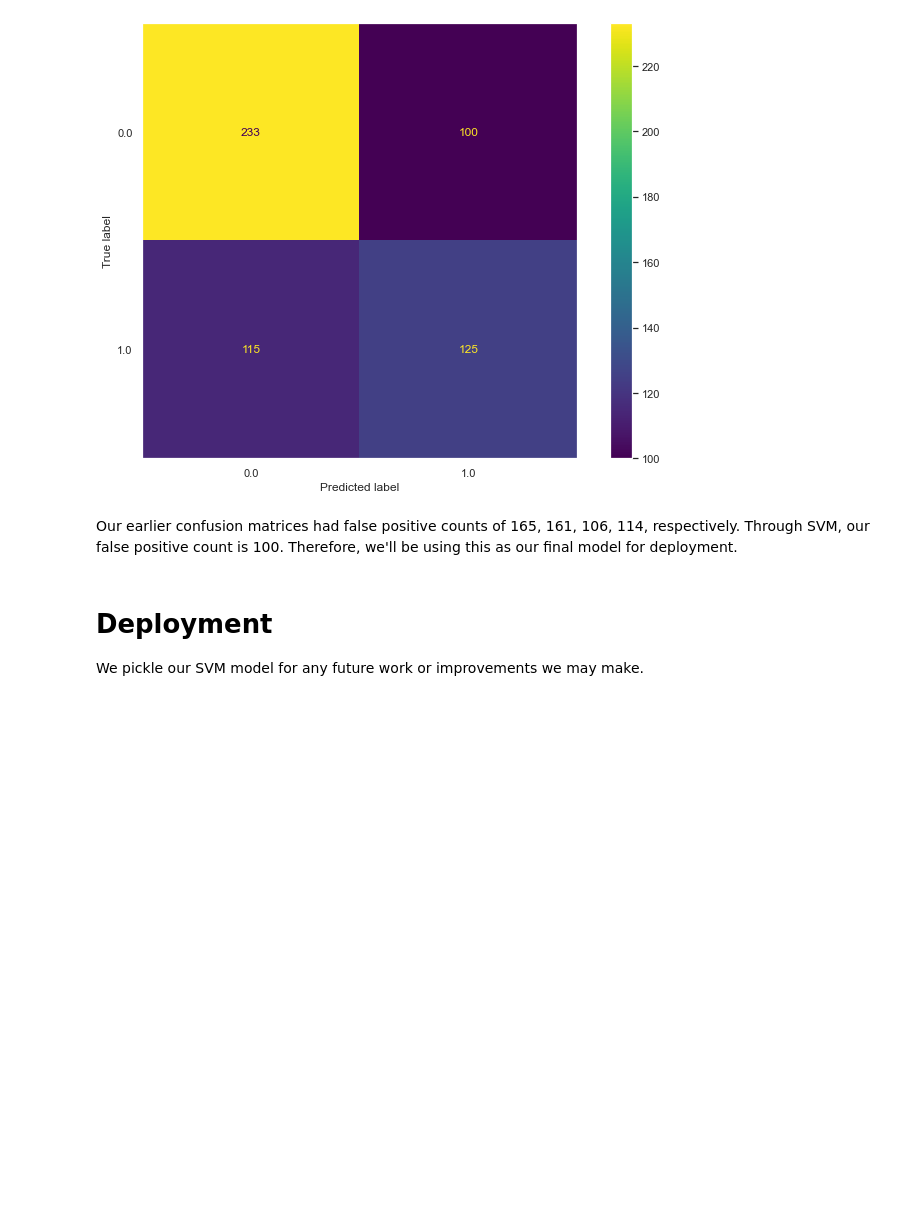
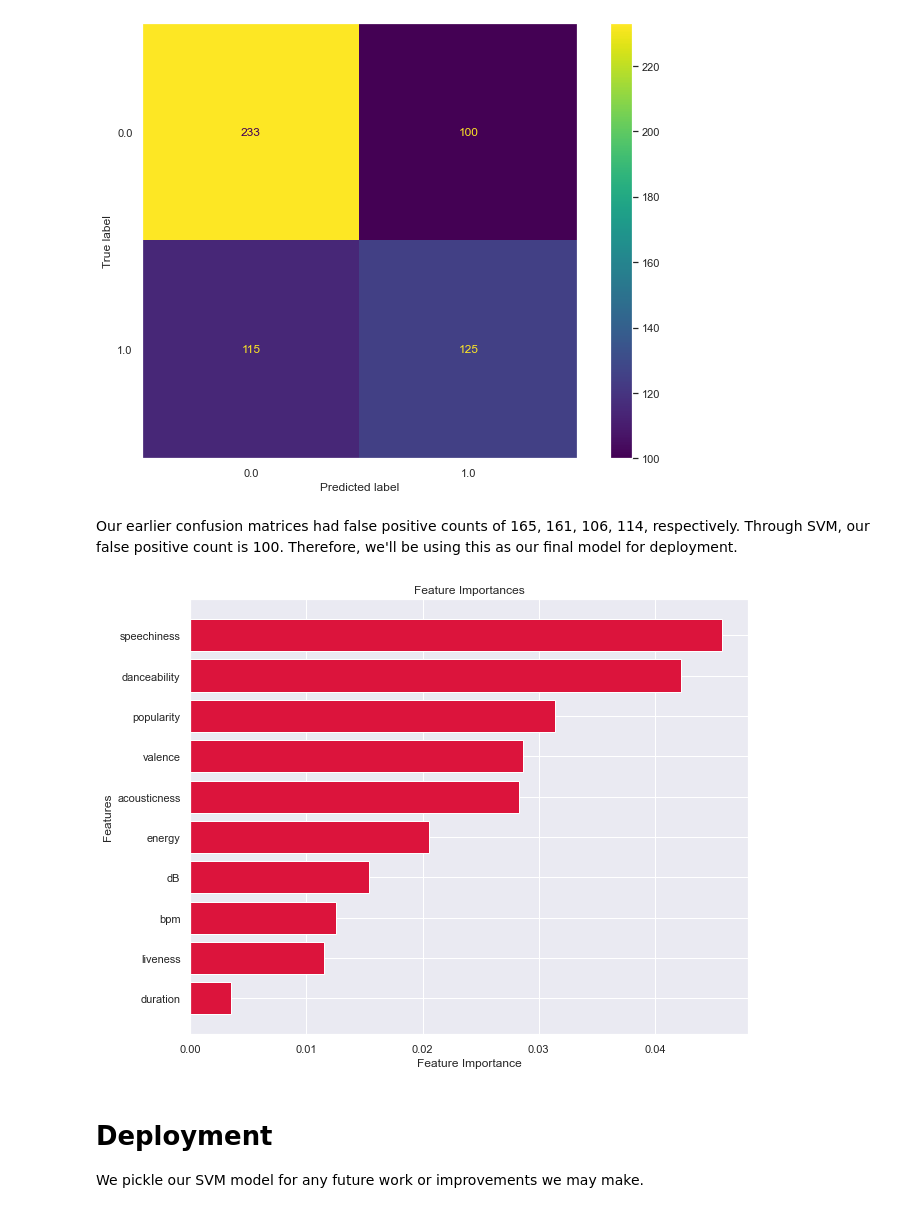
Before and after one commit to rookiescientist-andre/Pop-Genre-Classifier, a Jupyter notebook: Pop_Genre_Classifier.ipynb, the cells around one changed output. Cells and saved outputs as stored; diff of their text form; code cells hidden in the pictures; blank space fills up the shorter version.

```diff
--- a/Pop_Genre_Classifier.ipynb
+++ b/Pop_Genre_Classifier.ipynb
@@ -650,6 +646,21 @@ plt.show();
 [figure]
 # %% [markdown]
 Our earlier confusion matrices had false positive counts of 165, 161, 106, 114, respectively. Through SVM, our false positive count is 100. Therefore, we'll be using this as our final model for deployment.
+# %%
+# Visualize the feature importances
+perm_importance = permutation_importance(svm_clf, X_test, y_test, random_state=17)
+
+feature_names = X_train.columns
+features = np.array(feature_names)
+
+plt.subplots(figsize=(10, 8))
+sorted_idx = perm_importance.importances_mean.argsort()
+plt.barh(features[sorted_idx], perm_importance.importances_mean[sorted_idx], color='crimson')
+plt.xlabel("Feature Importance")
+plt.ylabel("Features")
+plt.title("Feature Importances");
+# %% [output]
+[figure, added]
 # %% [markdown]
 # Deployment
 
```
Also changed, not shown: parts of 19 cells of this notebook, 6 other files.
